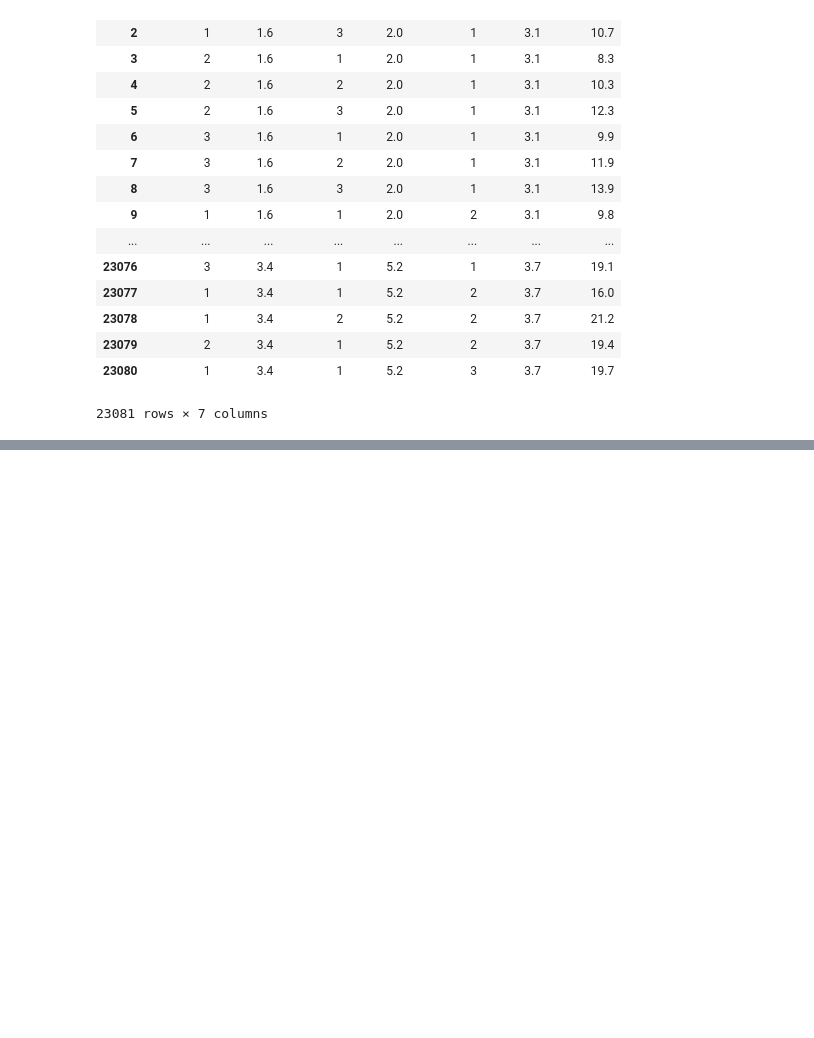
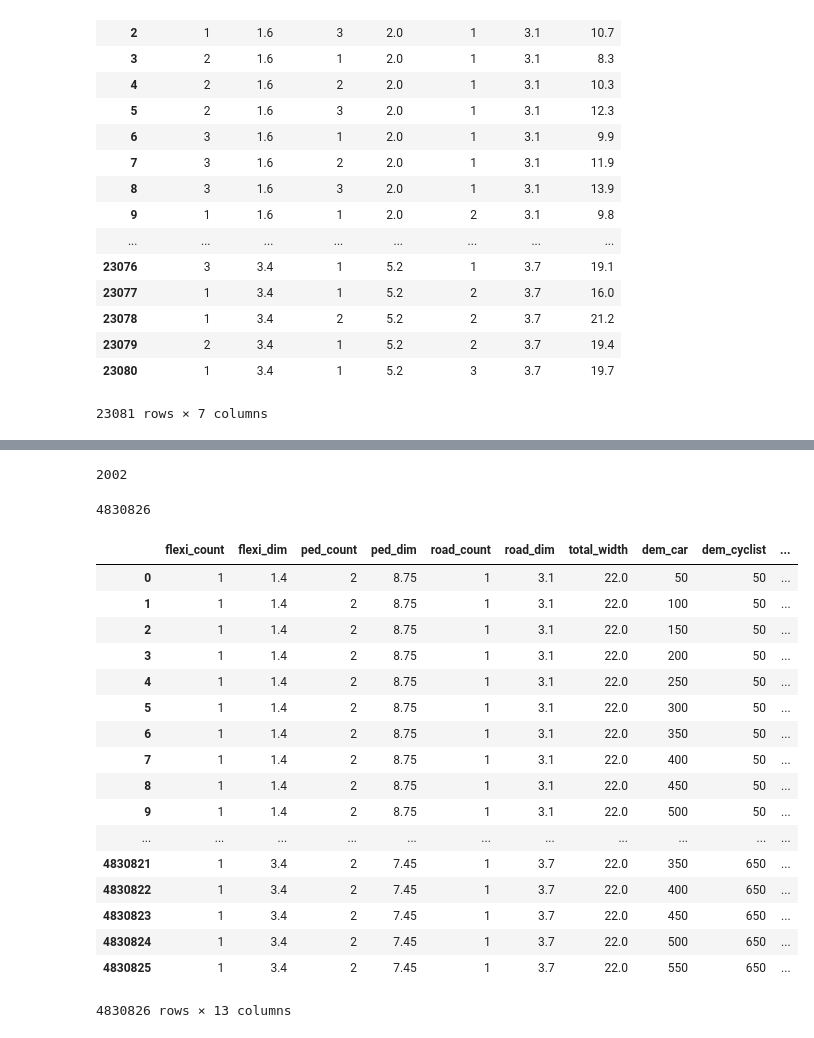
Before and after one commit to RFCArrow/traffic-sim, a Jupyter notebook: modelling/drafting.ipynb, the cells around one changed output, grey strips where cells are left out. Saved outputs shown, nothing was run; the diff lists cells and outputs as text; code cells hidden in the pictures; blank space fills up the shorter version.

```diff
--- a/modelling/drafting.ipynb
+++ b/modelling/drafting.ipynb
@@ -433,0 +469,61 @@ layouts
+# %%
+# for a road layout x
+
+
+
+# generate road layouts
+max_road_width = 22.0
+grids=[]
+grid = {'dem_pedestrian':0, 'dem_cyclist':0, 'dem_car':0}
+
+
+for i in range(50,7000,500): #demand_ped
+    for j in range(50,700,50): # demand_cycle
+        for k in range(50,600,50): #demand car
+
+                grid = {'dem_pedestrian':i,
+                           'dem_cyclist':j,
+                           'dem_car':k,
+                          }
+
+
+                grids.append(grid)
+# %%
+grids = pd.DataFrame(grids)
+# %%
+len(grids)
+# %% [output]
+2002
+# %%
+def cartesian_product_basic(layouts, grids):
+    return (
+       layouts.assign(key=1).merge(grids.assign(key=1), on='key').drop('key', 1))
+
+master = cartesian_product_basic(layouts, grids)
+# %%
+len(master)
+# %% [output]
+4830826
+# %%
+master_scores = CalculateScores(master)
+# %%
+master_scores
+# %% [output]
+|  | flexi_count | flexi_dim | ped_count | ped_dim | road_count | road_dim | total_width | dem_car | dem_cyclist | ... |
+| 0 | 1 | 1.4 | 2 | 8.75 | 1 | 3.1 | 22.0 | 50 | 50 | ... |
+| 1 | 1 | 1.4 | 2 | 8.75 | 1 | 3.1 | 22.0 | 100 | 50 | ... |
+| 2 | 1 | 1.4 | 2 | 8.75 | 1 | 3.1 | 22.0 | 150 | 50 | ... |
+| 3 | 1 | 1.4 | 2 | 8.75 | 1 | 3.1 | 22.0 | 200 | 50 | ... |
+| 4 | 1 | 1.4 | 2 | 8.75 | 1 | 3.1 | 22.0 | 250 | 50 | ... |
+| 5 | 1 | 1.4 | 2 | 8.75 | 1 | 3.1 | 22.0 | 300 | 50 | ... |
+| 6 | 1 | 1.4 | 2 | 8.75 | 1 | 3.1 | 22.0 | 350 | 50 | ... |
+| 7 | 1 | 1.4 | 2 | 8.75 | 1 | 3.1 | 22.0 | 400 | 50 | ... |
+| 8 | 1 | 1.4 | 2 | 8.75 | 1 | 3.1 | 22.0 | 450 | 50 | ... |
+| 9 | 1 | 1.4 | 2 | 8.75 | 1 | 3.1 | 22.0 | 500 | 50 | ... |
+| ... | ... | ... | ... | ... | ... | ... | ... | ... | ... | ... |
+| 4830821 | 1 | 3.4 | 2 | 7.45 | 1 | 3.7 | 22.0 | 350 | 650 | ... |
+| 4830822 | 1 | 3.4 | 2 | 7.45 | 1 | 3.7 | 22.0 | 400 | 650 | ... |
+| 4830823 | 1 | 3.4 | 2 | 7.45 | 1 | 3.7 | 22.0 | 450 | 650 | ... |
+| 4830824 | 1 | 3.4 | 2 | 7.45 | 1 | 3.7 | 22.0 | 500 | 650 | ... |
+| 4830825 | 1 | 3.4 | 2 | 7.45 | 1 | 3.7 | 22.0 | 550 | 650 | ... |
+4830826 rows × 13 columns
```
Also changed, not shown: parts of 14 cells of this notebook, 1 other file.
